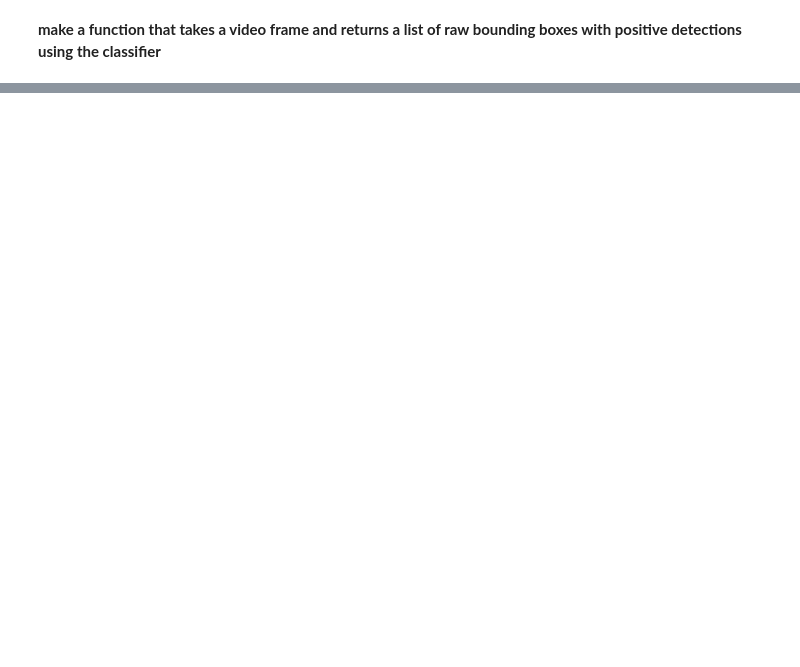
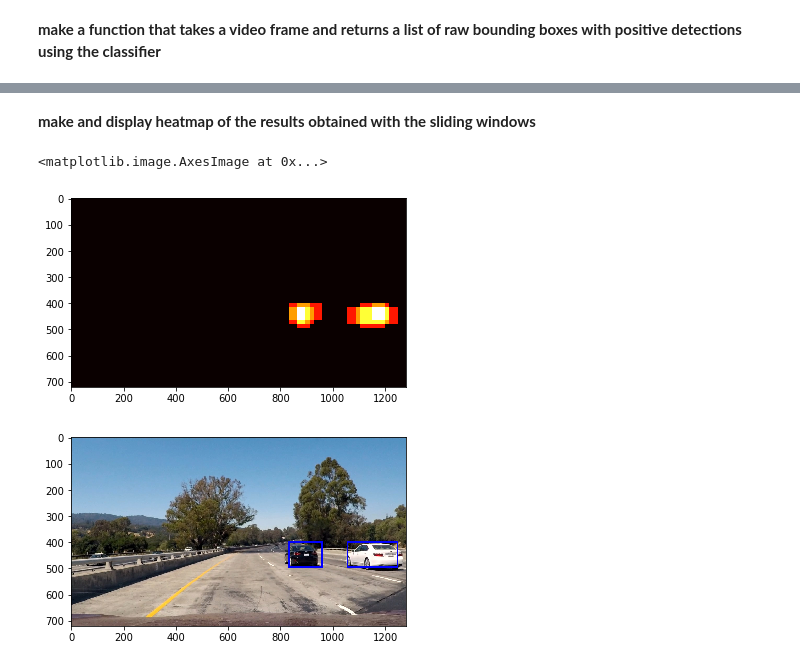
Before and after one commit to EmilePapillon/CarND-Vehicle-Detection, a Jupyter notebook: Vehicle-Detection.ipynb, the cells around one changed output, grey strips where cells are left out. Cells and saved outputs as stored; diff of their text form; code cells hidden in the pictures; blank space fills up the shorter version.

```diff
--- a/Vehicle-Detection.ipynb
+++ b/Vehicle-Detection.ipynb
@@ -264,0 +395,14 @@ car_features
+# %% [markdown]
+__make and display heatmap of the results obtained with the sliding windows__
+# %%
+#get heatmap using function given in class
+heatmap = np.zeros_like(cv2.cvtColor(test_img,cv2.COLOR_BGR2GRAY))
+heatmap = add_heat(heatmap, hot_windows)
+heatmap = apply_threshold(heatmap, 1)
+plt.imshow(heatmap,cmap=plt.get_cmap('hot'))
+plt.figure()
+plt.imshow(draw_labeled_bboxes(np.copy(test_img), heatmap))
+# %% [output]
+<matplotlib.image.AxesImage at 0x...>
+[figure, added]
+[figure, added]
```
Also changed, not shown: parts of 19 cells of this notebook, 2 other files.
